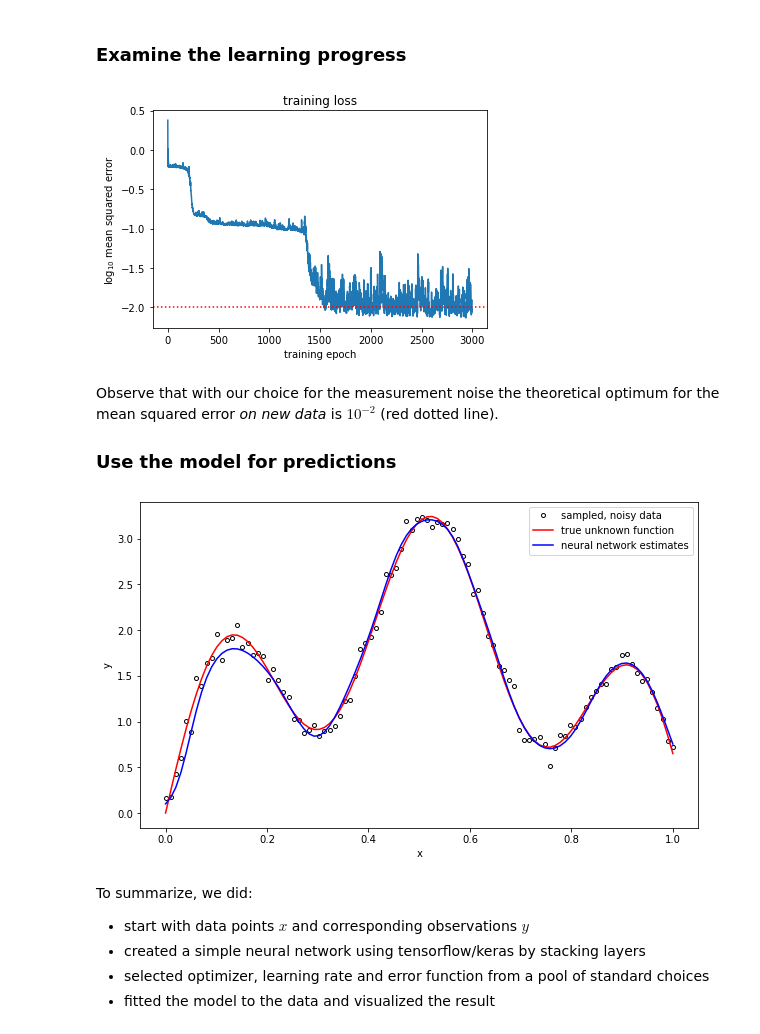
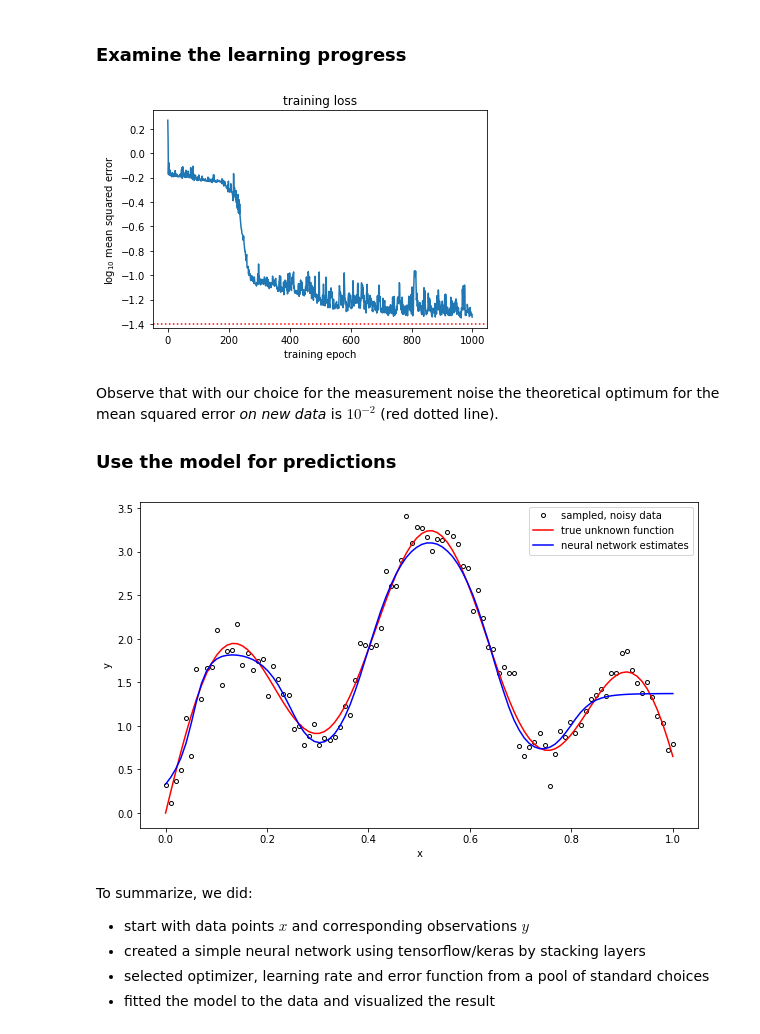
Before and after one commit to mslehre/KI-Block, a Jupyter notebook: neuralnet/nn-reg.ipynb, the cells around one changed output. Drawn from its saved outputs; the diff is of its cells as text; code cells hidden in the pictures.

```diff
--- a/neuralnet/nn-reg.ipynb
+++ b/neuralnet/nn-reg.ipynb
@@ -22,7 +22,7 @@ np.random.seed(1)
 m = 100 # number of data points (examples)
 x = np.linspace(0, 1, m) # equidistant in [0,1] (both boundaries included)
 y_theoretical = f(x)     # the points on the curve
-sigma = 0.1
+sigma = 0.2
 y = y_theoretical + sigma * np.random.randn(m) # observations have noise (normal with mean 0 and variance 0.01)
 # %%
 def plot_curve():
@@ -96,24 +96,24 @@ The weights are randomly initializated. This is important (why?) as can be the p
 ### Compile the model
 # %%
 # define the loss, optimization algorithm and prepare the model for gradient computation
-opti = tf.keras.optimizers.Adam(learning_rate = 0.05) # Adam is a popular method for stochastic gradient descent
+opti = tf.keras.optimizers.Adam(learning_rate = 0.1) # Adam is a popular method for stochastic gradient descent
 model.compile(optimizer = opti, loss = 'mse') # mean squared error
 # %% [markdown]
 ### Train the parameters (learning)
 # %%
 # execute the actual training
-history = model.fit(x, y, epochs = 3000, verbose = 0) # takes ~20s
+history = model.fit(x, y, epochs = 1000, verbose = 0) # takes a moment
 # verbose = 1,2 gives more output
 # %% [markdown]
 ### Examine the learning progress
 # %%
 plt.plot(np.log10(history.history["loss"])); # one mse value per epoch
 plt.title("training loss")
 plt.xlabel("training epoch")
 plt.ylabel(r"$\log_{10}$ mean squared error");
-plt.axhline(y = np.log10(σ**2), color = "red", linestyle = ":");
+plt.axhline(y = np.log10(sigma**2), color = "red", linestyle = ":");
 # %% [output]
-[figure, old version]
+[figure, new version]
 # %% [markdown]
 Observe that with our choice for the measurement noise the theoretical optimum for the mean squared error *on new data* is $10^{-2}$ (red dotted line).
 ### Use the model for predictions
@@ -125,7 +125,7 @@ ax = plot_curve()
 ax.plot(x, y_pred, 'b', label = "neural network estimates") # (b)lue
 ax.legend();
 # %% [output]
-[figure, old version]
+[figure, new version]
 # %% [markdown]
 To summarize, we did:
 - start with data points $x$ and corresponding observations $y$
```
Also changed, not shown: parts of 3 cells of this notebook, 2 other files.
